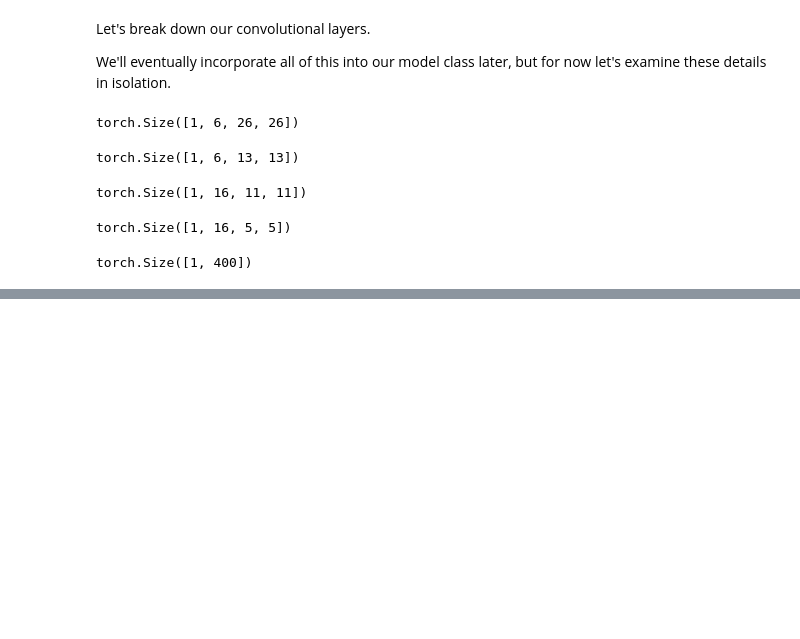
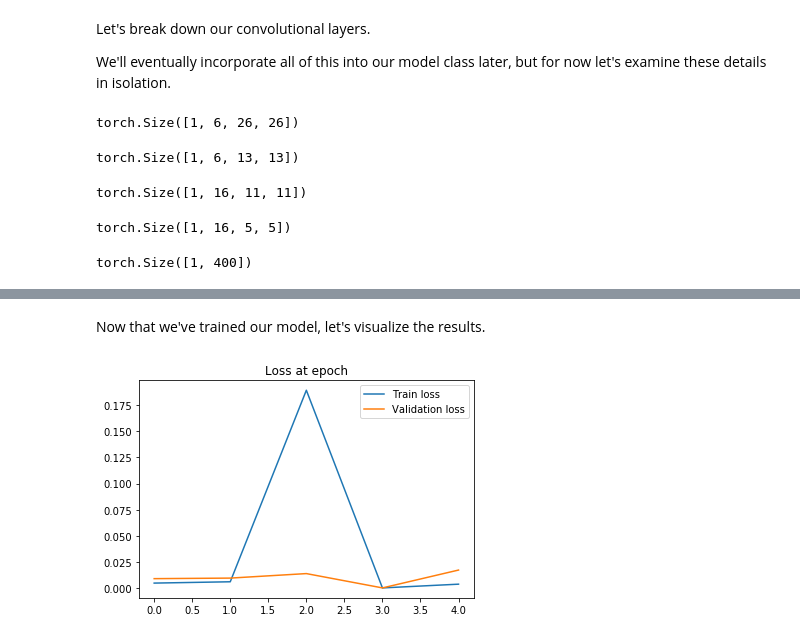
Before and after one commit to zhaluza/portilla-pytorch-notebooks, a Jupyter notebook: 03-CNN-Convolutional-Neural-Networks/scratch/01-MNIST-with-CNN.ipynb, the cells around one changed output, grey strips where cells are left out. Cells and saved outputs as stored; diff of their text form; code cells hidden in the pictures; blank space fills up the shorter version.

```diff
--- a/03-CNN-Convolutional-Neural-Networks/scratch/01-MNIST-with-CNN.ipynb
+++ b/03-CNN-Convolutional-Neural-Networks/scratch/01-MNIST-with-CNN.ipynb
@@ -90,0 +93,27 @@ torch.Size([1, 400])
+# %%
+class ConvolutionalNetwork(nn.Module):
+    def __init__(self):
+        super().__init__()
+        self.convolution_layer_1 = nn.Conv2d(1, 6, 3, 1)
+        self.convolution_layer_2 = nn.Conv2d(6, 16, 3, 1)
+        self.fully_connected_layer_1 = nn.Linear(5 * 5 * 16, 120)
+        self.fully_connected_layer_2 = nn.Linear(120, 84)
+        self.fully_connected_layer_3 = nn.Linear(
+            84, 10
+        )  # Output must be 10 (we have 10 classes)
+
+    def forward(self, X):
+        X = F.relu(self.convolution_layer_1(X))
+        X = F.max_pool2d(X, 2, 2)
+        X = F.relu(self.convolution_layer_2(X))
+        X = F.max_pool2d(X, 2, 2)
+        X = X.view(-1, 16 * 5 * 5)  # Flatten it to feed to to the next layer
+
+        X = F.relu(self.fully_connected_layer_1(X))
+        X = F.relu(self.fully_connected_layer_2(X))
+        X = self.fully_connected_layer_3(X)
+        return F.log_softmax(X, dim=1)
+# %%
+torch.manual_seed(42)
+model = ConvolutionalNetwork()
+model
@@ -90,0 +145,4 @@ torch.Size([1, 400])
+# %%
+# Define our loss function and optimizer
+criterion = nn.CrossEntropyLoss()
+optimizer = torch.optim.Adam(model.parameters(), lr=0.001)
@@ -90,0 +221,9 @@ torch.Size([1, 400])
+# %% [markdown]
+Now that we've trained our model, let's visualize the results.
+# %%
+plt.plot(train_losses, label="Train loss")
+plt.plot(test_losses, label="Validation loss")
+plt.title("Loss at epoch")
+plt.legend();
+# %% [output]
+[figure, added]
```
Also changed, not shown: parts of 10 cells of this notebook.
